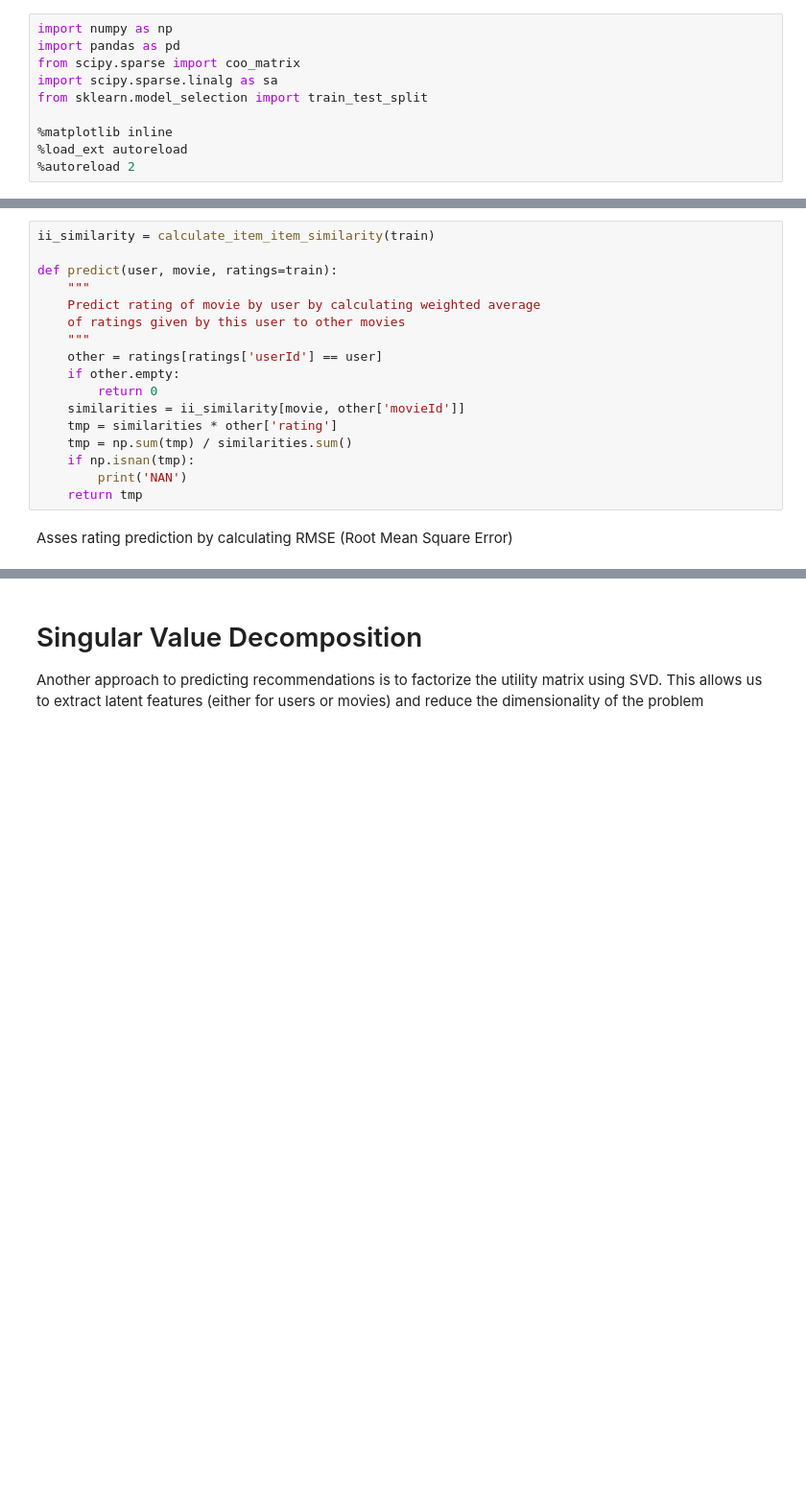
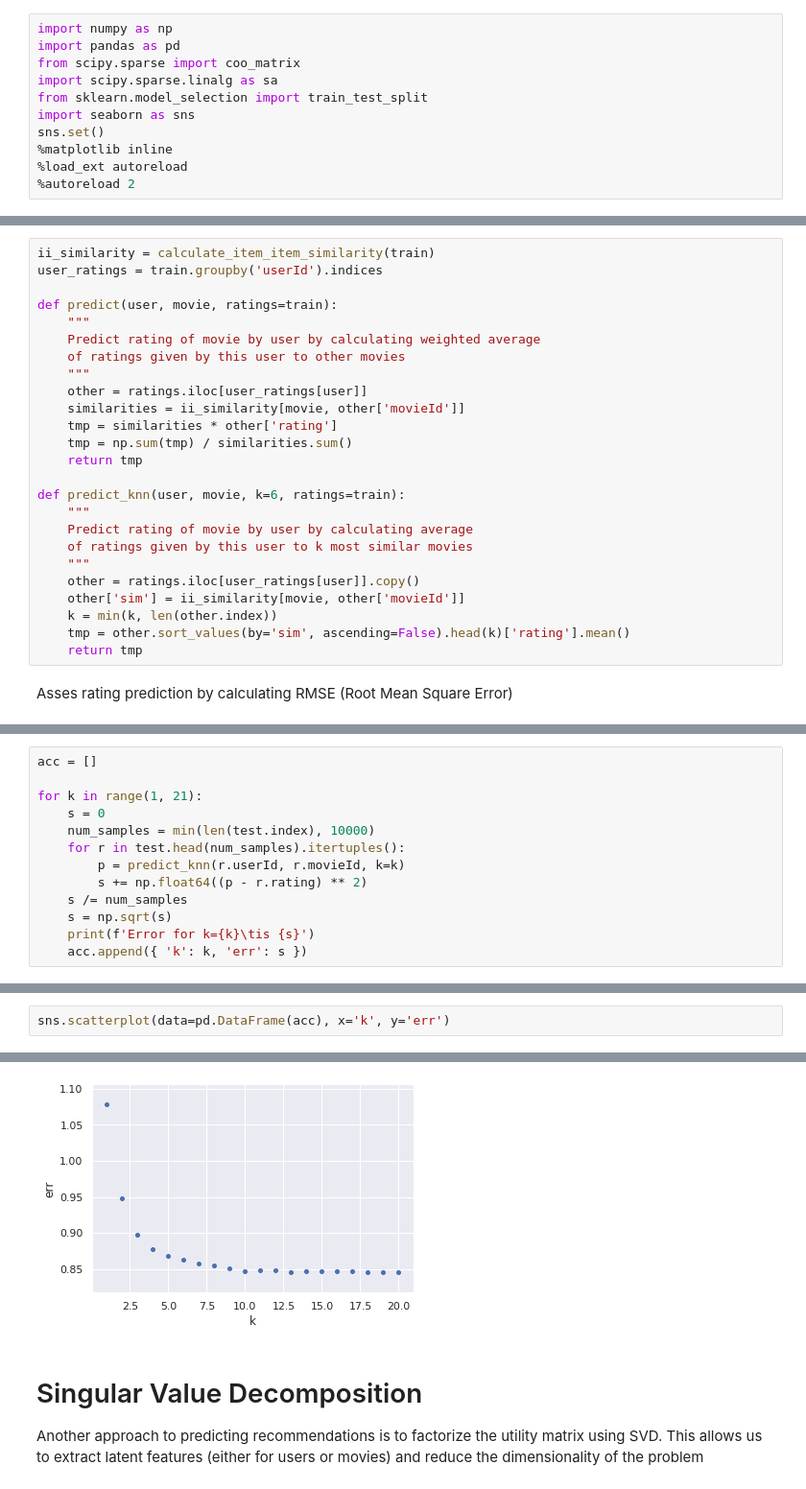
Before and after one commit to mbuszka/ml-project, a Jupyter notebook: recommendation.ipynb, the cells around one changed output, grey strips where cells are left out. Shown: that part at 96% size. Drawn from its saved outputs; the diff is of its cells as text; blank space fills up the shorter version.

```diff
--- a/recommendation.ipynb
+++ b/recommendation.ipynb
@@ -4,7 +4,8 @@ import pandas as pd
 from scipy.sparse import coo_matrix
 import scipy.sparse.linalg as sa
 from sklearn.model_selection import train_test_split
-
+import seaborn as sns
+sns.set()
 %matplotlib inline
 %load_ext autoreload
 %autoreload 2
@@ -53,21 +51,29 @@ def calculate_item_item_similarity(ratings):
     return ii_similarity
 # %%
 ii_similarity = calculate_item_item_similarity(train)
+user_ratings = train.groupby('userId').indices
 
 def predict(user, movie, ratings=train):
     """
     Predict rating of movie by user by calculating weighted average
     of ratings given by this user to other movies
     """
-    other = ratings[ratings['userId'] == user]
-    if other.empty:
-        return 0
+    other = ratings.iloc[user_ratings[user]]
     similarities = ii_similarity[movie, other['movieId']]
     tmp = similarities * other['rating']
     tmp = np.sum(tmp) / similarities.sum()
-    if np.isnan(tmp):
-        print('NAN')
     return tmp
+
+def predict_knn(user, movie, k=6, ratings=train):
+    """
+    Predict rating of movie by user by calculating average
+    of ratings given by this user to k most similar movies
+    """
+    other = ratings.iloc[user_ratings[user]].copy()
+    other['sim'] = ii_similarity[movie, other['movieId']]
+    k = min(k, len(other.index))
+    tmp = other.sort_values(by='sim', ascending=False).head(k)['rating'].mean()
+    return tmp
 # %% [markdown]
 Asses rating prediction by calculating RMSE (Root Mean Square Error)
 # %%
@@ -84,0 +90,13 @@ s
+# %%
+acc = []
+
+for k in range(1, 21):
+    s = 0
+    num_samples = min(len(test.index), 10000)
+    for r in test.head(num_samples).itertuples():
+        p = predict_knn(r.userId, r.movieId, k=k)
+        s += np.float64((p - r.rating) ** 2)
+    s /= num_samples
+    s = np.sqrt(s)
+    print(f'Error for k={k}\tis {s}')
+    acc.append({ 'k': k, 'err': s })
@@ -84,0 +124,3 @@ s
+# %%
+sns.scatterplot(data=pd.DataFrame(acc), x='k', y='err')
+# %% [output]
@@ -85,3 +128,4 @@ s
+[figure, added]
 # %% [markdown]
 # Singular Value Decomposition
 Another approach to predicting recommendations is to factorize the utility
```
Also changed, not shown: parts of 7 cells of this notebook.
